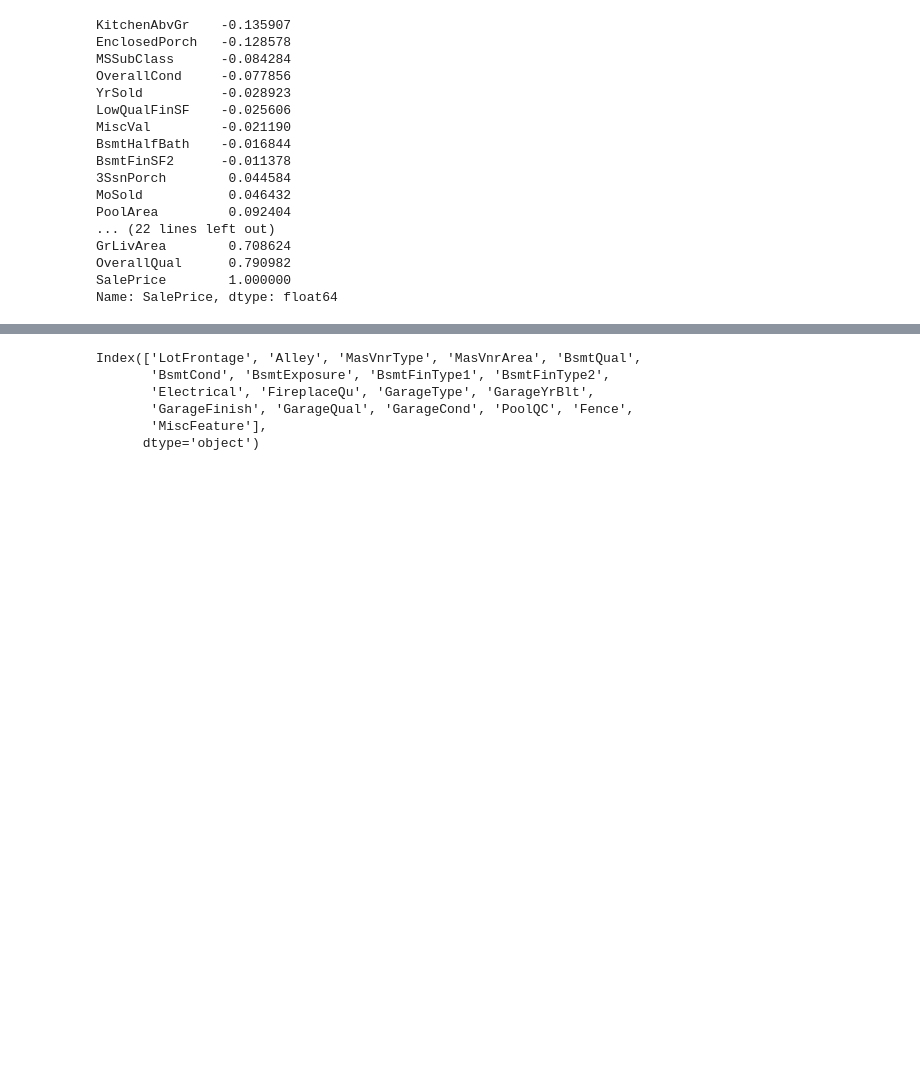
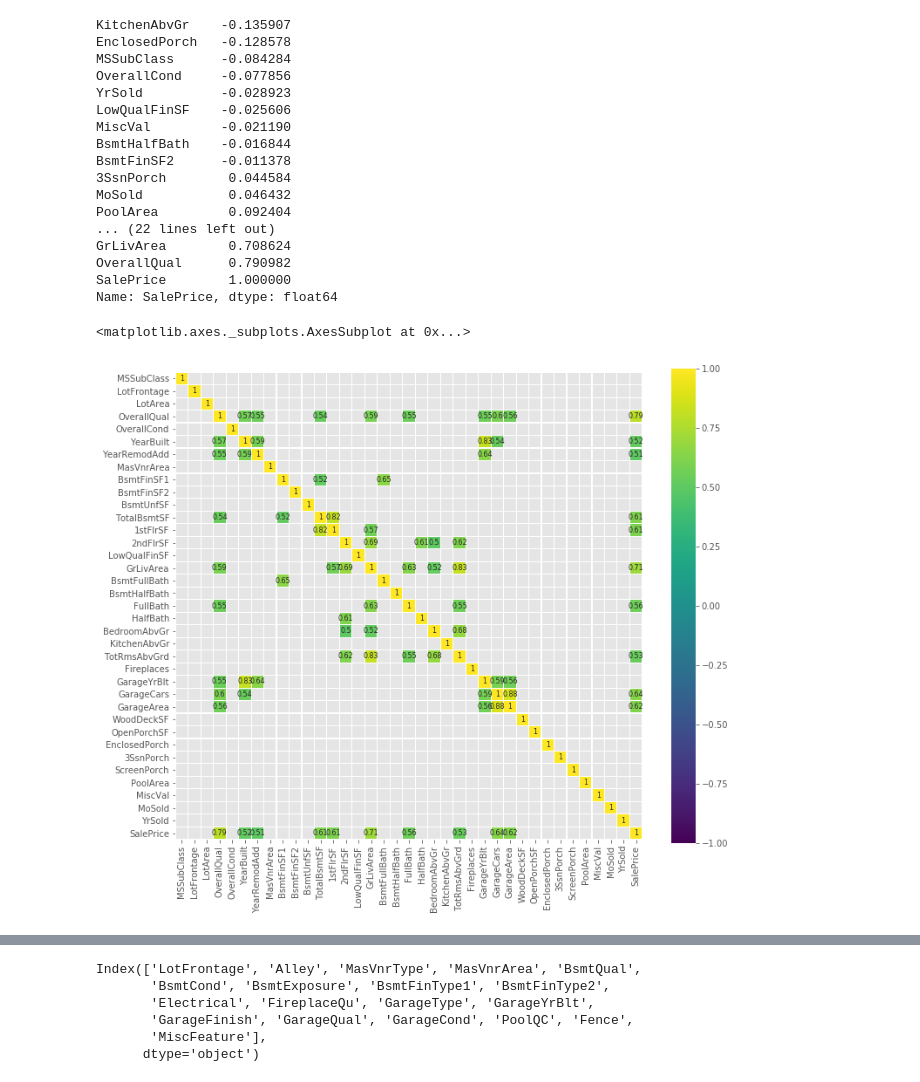
Before and after one commit to jackng310/KaggleProject, a Jupyter notebook: Kaggle_Jack.ipynb, the cells around one changed output, grey strips where cells are left out. Saved outputs shown, nothing was run; the diff lists cells and outputs as text; code cells hidden in the pictures; blank space fills up the shorter version.

Commit message:
added heatmap

```diff
--- a/Kaggle_Jack.ipynb
+++ b/Kaggle_Jack.ipynb
@@ -48,7 +48,7 @@ categorial_var = data.select_dtypes('object').columns
 numerical_var = data.select_dtypes(['int', 'float']).columns
 # %%
-categorical = data[discrete_var]
-numerical = data[continuous_var]
+categorical = data[categorical_var]
+numerical = data[numerical_var]
 # %%
 numerical.hist(figsize=(16, 20), bins=50, xlabelsize=8, ylabelsize=8)
 # %% [output]
@@ -110,3 +110,11 @@ GrLivArea        0.708624
 OverallQual      0.790982
 SalePrice        1.000000
 Name: SalePrice, dtype: float64
+# %%
+correlations = numerical.corr()
+golden_corr = correlations[(correlations >= .5) | (correlations <= -.5)]
+plt.figure(figsize = (12, 10))
+sns.heatmap(golden_corr, cmap = 'viridis', vmax = 1.0, vmin = -1.0, linewidths = .1, annot = True, annot_kws={'size': 8}, square = True)
+# %% [output]
+<matplotlib.axes._subplots.AxesSubplot at 0x...>
+[figure, added]
```
Also changed, not shown: parts of 3 cells of this notebook.
